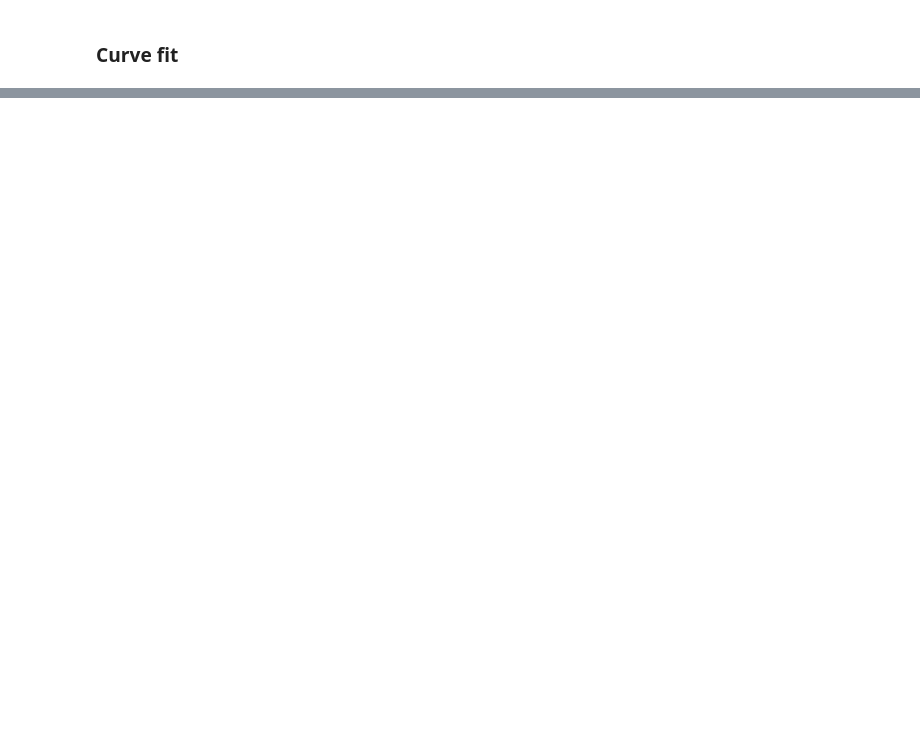
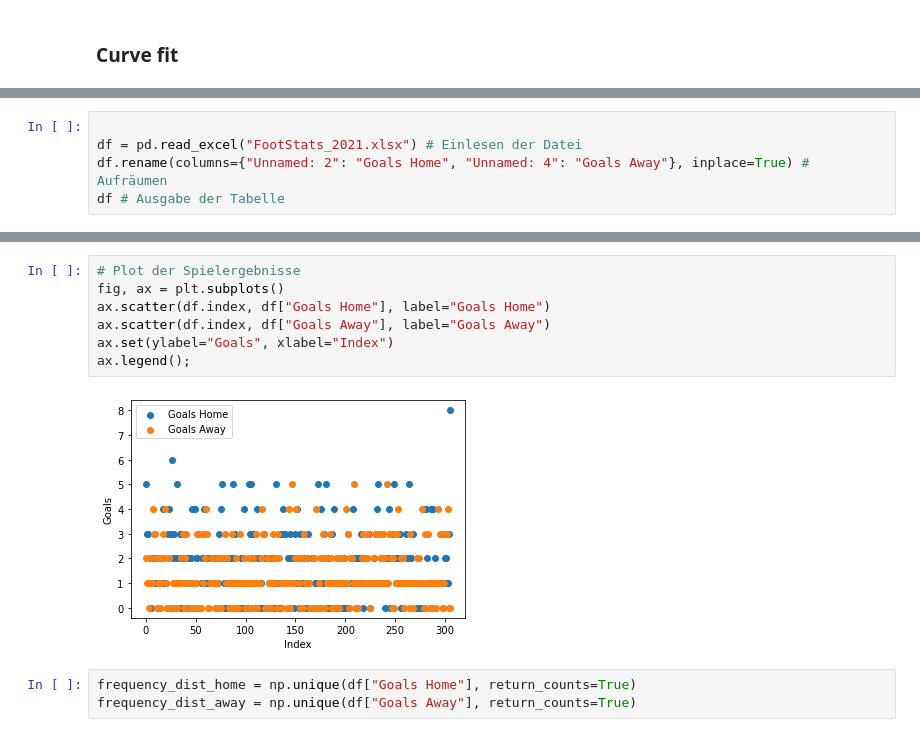
Before and after one commit to LinusHats/WorldCup_MonteCarlo, a Jupyter notebook: Poisson.ipynb, the cells around one changed output, grey strips where cells are left out. Cells and saved outputs as stored; diff of their text form; blank space fills up the shorter version.

```diff
--- a/Poisson.ipynb
+++ b/Poisson.ipynb
@@ -84,0 +123,5 @@ ax.legend()
+# %%
+
+df = pd.read_excel("FootStats_2021.xlsx") # Einlesen der Datei
+df.rename(columns={"Unnamed: 2": "Goals Home", "Unnamed: 4": "Goals Away"}, inplace=True) # Aufräumen
+df # Ausgabe der Tabelle
@@ -84,0 +142,12 @@ ax.legend()
+# %%
+# Plot der Spielergebnisse
+fig, ax = plt.subplots()
+ax.scatter(df.index, df["Goals Home"], label="Goals Home")
+ax.scatter(df.index, df["Goals Away"], label="Goals Away")
+ax.set(ylabel="Goals", xlabel="Index")
+ax.legend();
+# %% [output]
+[figure, added]
+# %%
+frequency_dist_home = np.unique(df["Goals Home"], return_counts=True)
+frequency_dist_away = np.unique(df["Goals Away"], return_counts=True)
```
Also changed, not shown: parts of 19 cells of this notebook, 2 other files.
